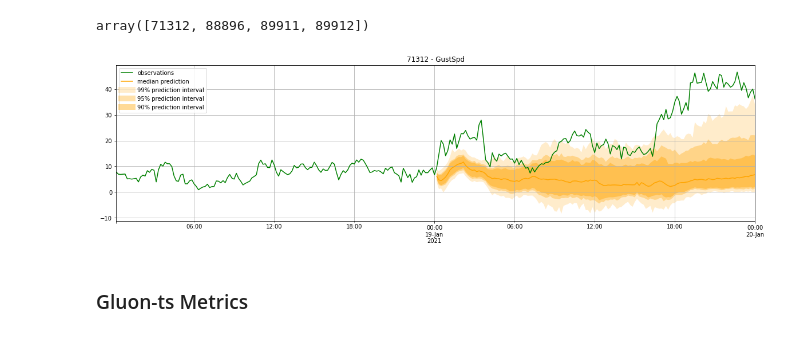
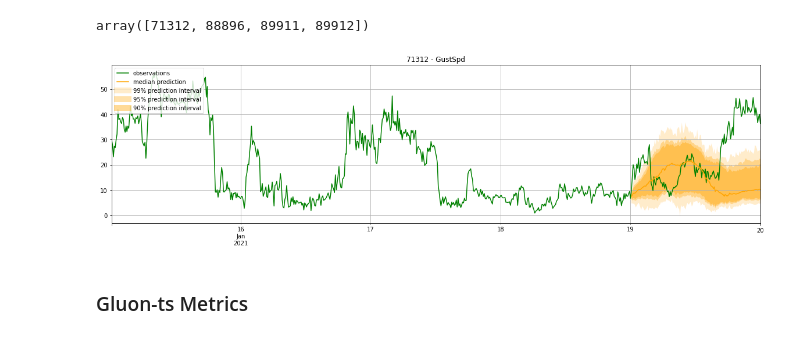
Before and after one commit to tomityrrell/psps-analysis, a Jupyter notebook: notebooks/Gluon-TS-SCE.ipynb, the cells around one changed output. Drawn from its saved outputs; the diff is of its cells as text; code cells hidden in the pictures.

Commit message:
Experimenting with models with smaller # of layers

```diff
--- a/notebooks/Gluon-TS-SCE.ipynb
+++ b/notebooks/Gluon-TS-SCE.ipynb
@@ -108,7 +105,7 @@ array([ 71312,  72882,  88896,  89911,  89912,  92121, 108441, 125752,
 
 Plots of humidity and wind speed
 # %%
-station_id = 88896
+station_id = 108259
 wrs = wr[(wr.Id==station_id)].copy().set_index("Time")
 fig, ax = plt.subplots(2, 1,figsize=(24,16))
 
@@ -149,7 +146,7 @@ wr_gts.set_index(["Time"], inplace=True)
 wr_gts = wr_gts.loc[:"2021-01-20 00:00:00"]
 # %%
 # Filter out weather stations with < 8 days worth of 10-minute data
-wr_gts_id_counts = wr_gts.groupby("Id").count().RelHum
+wr_gts_id_counts = wr_gts.groupby("Id").count().WindSpd
 wr_gts_ids = wr_gts_id_counts[wr_gts_id_counts >= 1152].index
 wr_gts = wr_gts[wr_gts.Id.isin(wr_gts_ids)]
 # %%
@@ -251,10 +217,10 @@ from gluonts.model.tpp.distribution.weibull import WeibullOutput
 estimator = DeepAREstimator(
     freq="10min",
     prediction_length=6*24, # 24-hour prediction
-    trainer=Trainer(epochs=50, batch_size=64, patience=5),
-    num_layers=5,
-    num_cells=60,
-    use_feat_static_cat = True, cardinality = [wr.Id.unique().shape[0]],
+    trainer=Trainer(epochs=200, batch_size=32, patience=10),
+    num_layers=2,
+    num_cells=40,
+    use_feat_static_cat = True, cardinality = [wr_gts.Id.unique().shape[0]],
     use_feat_static_real = True,
 )
 # %% [markdown]
@@ -312,23 +278,23 @@ sforecast_it, sts_it = make_evaluation_predictions(
 sforecasts = list(sforecast_it)
 stss = list(sts_it)
 # %%
-plot_length = 2*6*24
+plot_length = 5*6*24
 prediction_intervals = [90,95,99]
 legend = ["observations", "median prediction"] + [f"{k}% prediction interval" for k in prediction_intervals][::-1]
 
 fig, ax = plt.subplots(1, 1, figsize=(20, 5))
 
 i = 2
 stss[i][-plot_length:].plot(ax=ax, color="green")  # plot the time series
 sforecasts[i].plot(prediction_intervals=prediction_intervals, color='orange')
 
 # plt.ylim(0,40)
 plt.title("{} - {}".format(test_station_id, wr_ts_columns[i]))
 plt.grid(which="both")
 plt.legend(legend, loc="upper left")
 plt.show()
 # %% [output]
-[figure, old version]
+[figure, new version]
 # %% [markdown]
 ### Gluon-ts Metrics
 # %%
```
Also changed, not shown: parts of 20 cells of this notebook, 18 other files.
